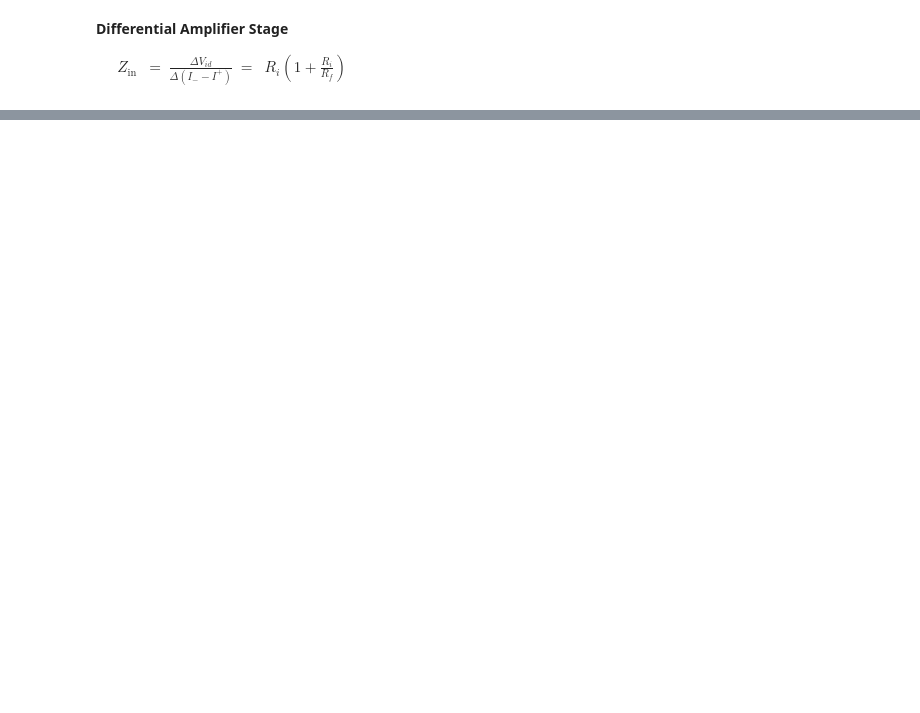
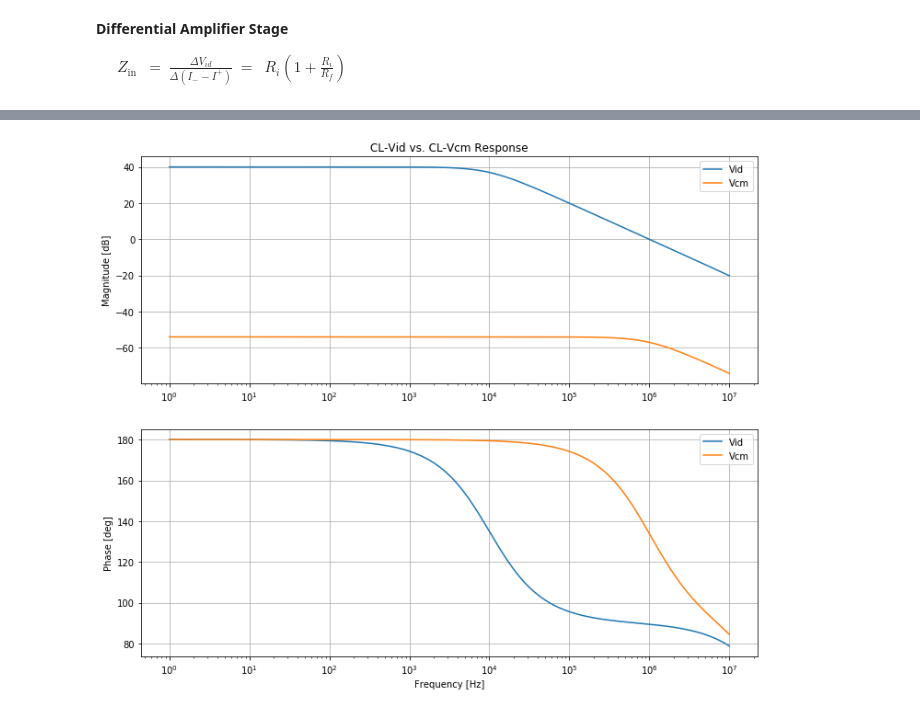
Before and after one commit to kegedy/EE538, a Jupyter notebook: hw/kevin/hw05/HW05.ipynb, the cells around one changed output, grey strips where cells are left out. Drawn from its saved outputs; the diff is of its cells as text; code cells hidden in the pictures; blank space fills up the shorter version.

```diff
--- a/hw/kevin/hw05/HW05.ipynb
+++ b/hw/kevin/hw05/HW05.ipynb
@@ -73,0 +383,18 @@ $\begin{eqnarray}
+# %%
+#Plot
+fig, axs = plt.subplots(2,figsize=(12,10))
+axs[0].set_title('CL-Vid vs. CL-Vcm Response')
+axs[0].semilogx(freq, mag1, label='Vid')
+axs[0].semilogx(freq, mag2, label='Vcm')
+axs[0].set_ylabel('Magnitude [dB]')
+axs[0].grid()
+axs[0].legend()
+axs[1].semilogx(freq, ang1, label='Vid')
+axs[1].semilogx(freq, ang2, label='Vcm')
+axs[1].set_xlabel('Frequency [Hz]')
+axs[1].set_ylabel('Phase [deg]')
+axs[1].grid()
+axs[1].legend()
+plt.show();
+# %% [output]
+[figure, added]
```
Also changed, not shown: parts of 24 cells of this notebook, 15 other files.
